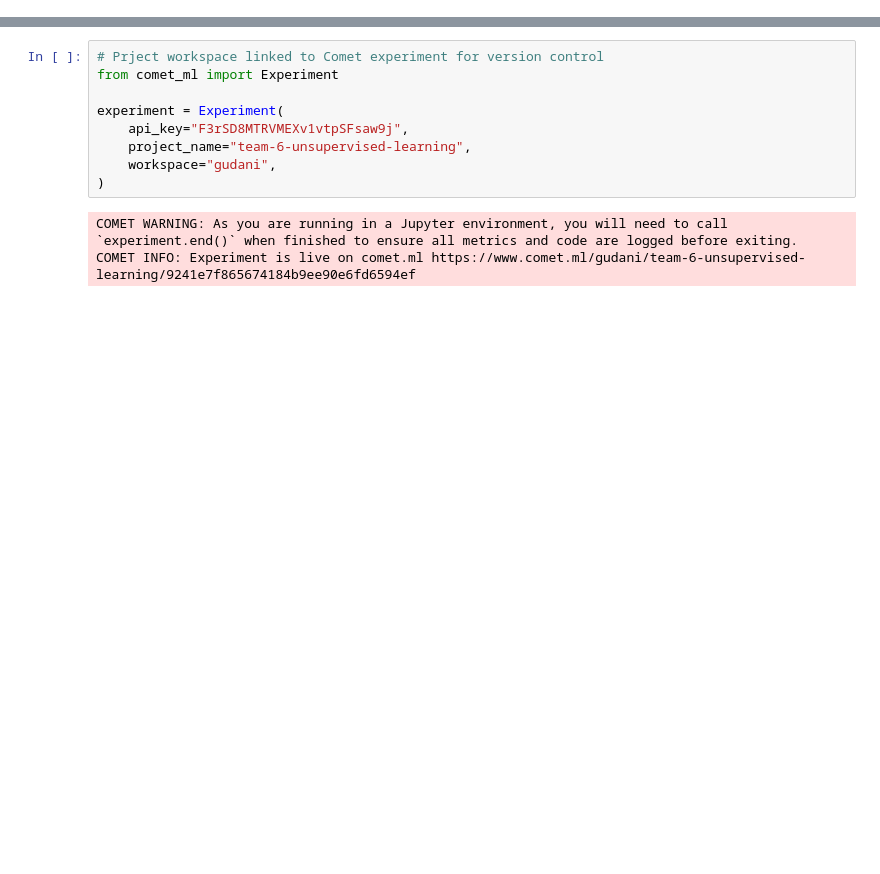
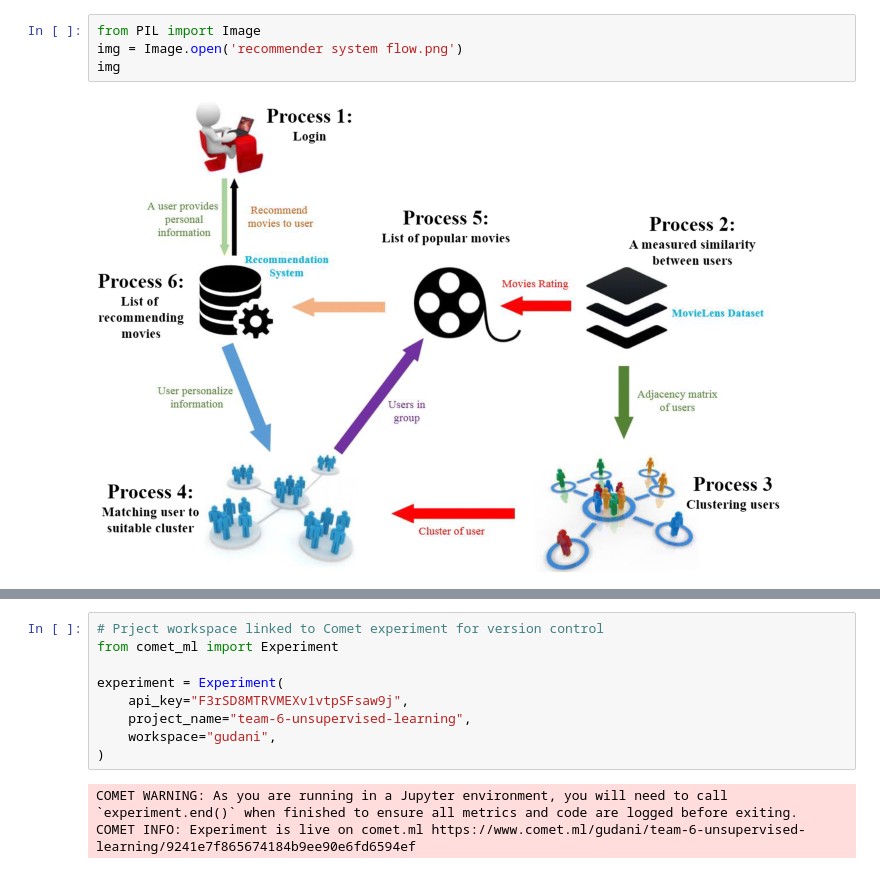
Before and after one commit to marth418/unsupervised-predict-streamlit-template, a Jupyter notebook: Team_6_Recommenderf.ipynb, the cells around one changed output, grey strips where cells are left out. Cells and saved outputs as stored; diff of their text form; blank space fills up the shorter version.

```diff
--- a/Team_6_Recommenderf.ipynb
+++ b/Team_6_Recommenderf.ipynb
@@ -2,0 +21,6 @@
+# %%
+from PIL import Image
+img = Image.open('recommender system flow.png')
+img
+# %% [output]
+[figure, added]
```
Also changed, not shown: parts of 24 cells of this notebook.
